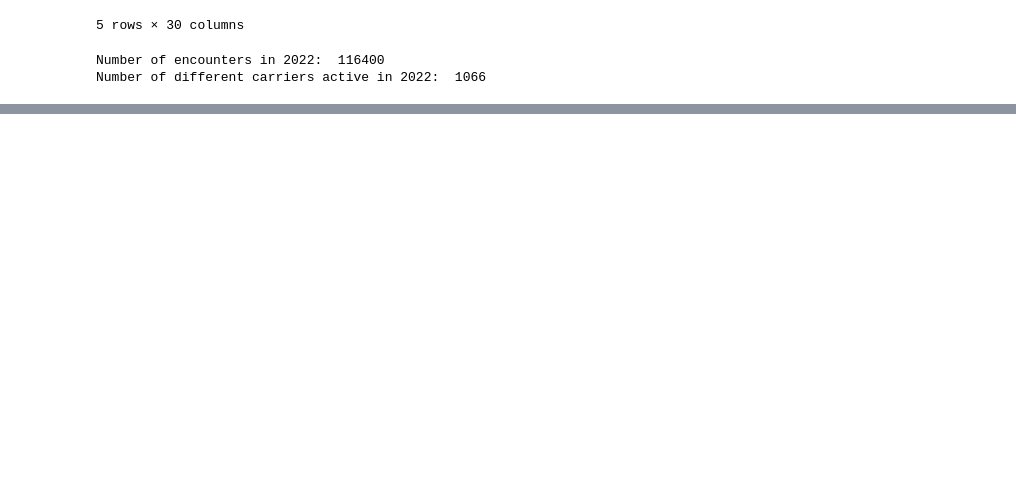
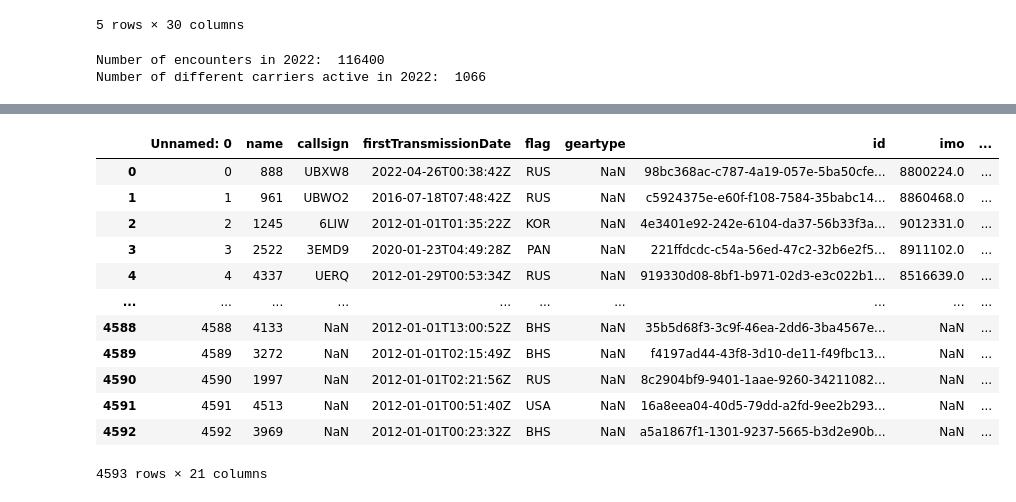
Before and after one commit to sebdodt/90739-iuu-systems-project, a Jupyter notebook: port_evaluation/eda/sebs_explorations.ipynb, the cells around one changed output, grey strips where cells are left out. Drawn from its saved outputs; the diff is of its cells as text; code cells hidden in the pictures; blank space fills up the shorter version.

```diff
--- a/port_evaluation/eda/sebs_explorations.ipynb
+++ b/port_evaluation/eda/sebs_explorations.ipynb
@@ -139,0 +153,16 @@ Number of different carriers active in 2022:  1066
+# %%
+df
+# %% [output]
+|  | Unnamed: 0 | name | callsign | firstTransmissionDate | flag | geartype | id | imo | ... |
+| 0 | 0 | 888 | UBXW8 | 2022-04-26T00:38:42Z | RUS | NaN | 98bc368ac-c787-4a19-057e-5ba50cfe... | 8800224.0 | ... |
+| 1 | 1 | 961 | UBWO2 | 2016-07-18T07:48:42Z | RUS | NaN | c5924375e-e60f-f108-7584-35babc14... | 8860468.0 | ... |
+| 2 | 2 | 1245 | 6LIW | 2012-01-01T01:35:22Z | KOR | NaN | 4e3401e92-242e-6104-da37-56b33f3a... | 9012331.0 | ... |
+| 3 | 3 | 2522 | 3EMD9 | 2020-01-23T04:49:28Z | PAN | NaN | 221ffdcdc-c54a-56ed-47c2-32b6e2f5... | 8911102.0 | ... |
+| 4 | 4 | 4337 | UERQ | 2012-01-29T00:53:34Z | RUS | NaN | 919330d08-8bf1-b971-02d3-e3c022b1... | 8516639.0 | ... |
+| ... | ... | ... | ... | ... | ... | ... | ... | ... | ... |
+| 4588 | 4588 | 4133 | NaN | 2012-01-01T13:00:52Z | BHS | NaN | 35b5d68f3-3c9f-46ea-2dd6-3ba4567e... | NaN | ... |
+| 4589 | 4589 | 3272 | NaN | 2012-01-01T02:15:49Z | BHS | NaN | f4197ad44-43f8-3d10-de11-f49fbc13... | NaN | ... |
+| 4590 | 4590 | 1997 | NaN | 2012-01-01T02:21:56Z | RUS | NaN | 8c2904bf9-9401-1aae-9260-34211082... | NaN | ... |
+| 4591 | 4591 | 4513 | NaN | 2012-01-01T00:51:40Z | USA | NaN | 16a8eea04-40d5-79dd-a2fd-9ee2b293... | NaN | ... |
+| 4592 | 4592 | 3969 | NaN | 2012-01-01T00:23:32Z | BHS | NaN | a5a1867f1-1301-9237-5665-b3d2e90b... | NaN | ... |
+4593 rows × 21 columns
```
Also changed, not shown: parts of 4 cells of this notebook.
